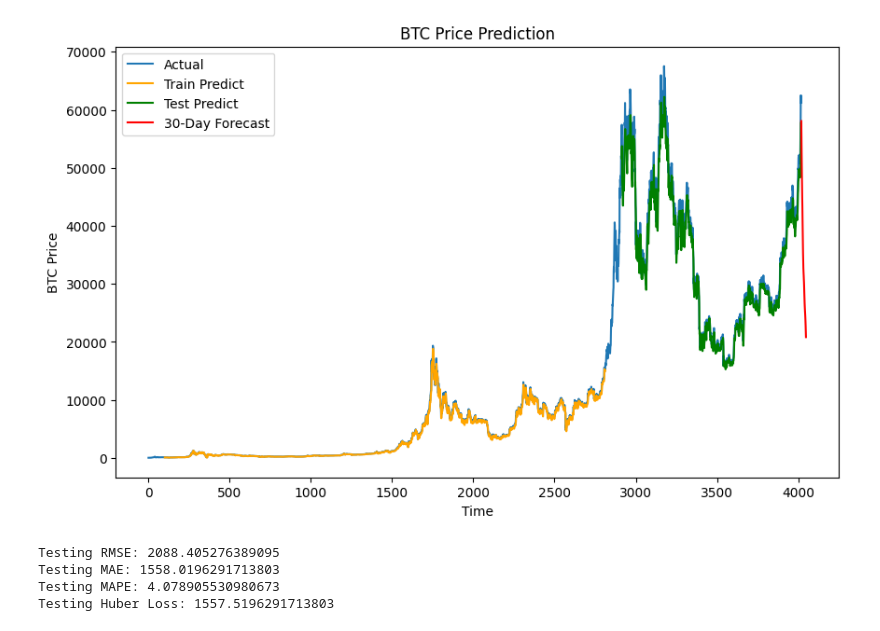
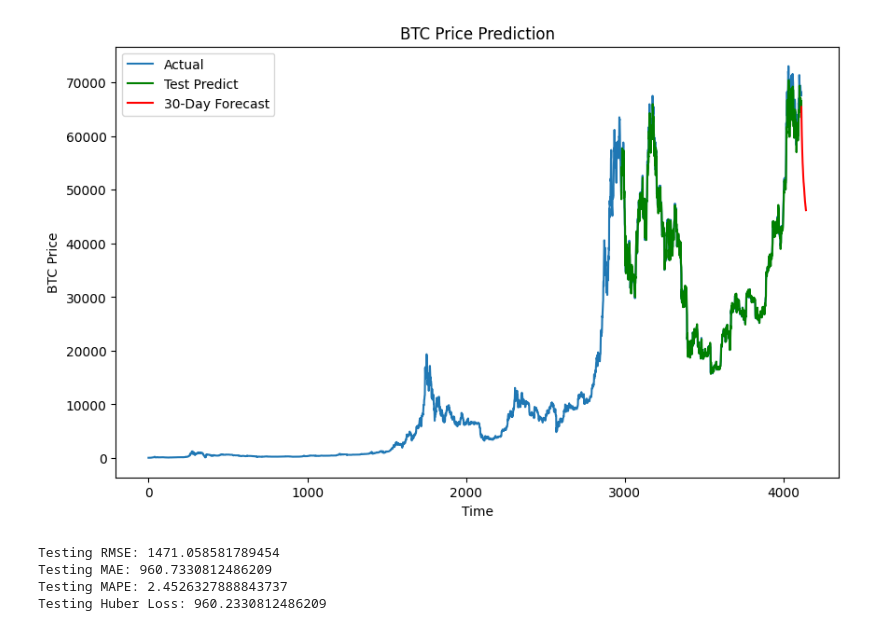
Before and after one commit to Annatruc/IS403_O22_HTCL_3, a Jupyter notebook: Models/Team3_RNN.ipynb, the cells around one changed output. Drawn from its saved outputs; the diff is of its cells as text; code cells hidden in the pictures.

```diff
--- a/Models/Team3_RNN.ipynb
+++ b/Models/Team3_RNN.ipynb
@@ -38,0 +35,6 @@ df.describe()
+# %%
+df_reversed = df.iloc[::-1].reset_index(drop=True)
+df['Date'] = pd.to_datetime(df_reversed['Date'])
+df1 = df_reversed['Price']
+df1 = df1.str.replace(',', '').astype(float)
+df1
@@ -146,35 +150,34 @@ plt.show()
 # Plot Results with Train and Test Predictions
 
 plt.figure(figsize=(10, 6))
 
 # Plot entire dataset
 plt.plot(scaler.inverse_transform(df1), label='Actual')
 
 # Plot training predictions
 train_predict_plot = np.empty_like(df1)
 train_predict_plot[:, :] = np.nan
 train_predict_plot[time_step:len(train_predict) + time_step, :] = train_predict
-plt.plot(train_predict_plot, label='Train Predict', color='orange')
 
 # Plot test predictions
 test_predict_plot = np.empty_like(df1)
 test_predict_plot[:, :] = np.nan
 test_predict_plot[len(train_predict) + (time_step * 2) + 1:len(df1) - 1, :] = test_predict
 plt.plot(test_predict_plot, label='Test Predict', color='green')
 
 # Plot 30-day forecast
 forecast_days = 30
 forecast_output = scaler.inverse_transform(lst_output)
 plt.plot(np.arange(len(df1), len(df1) + forecast_days), forecast_output, label='30-Day Forecast', color='red')
 
 # Adding legends and labels
 plt.title('BTC Price Prediction')
 plt.xlabel('Time')
 plt.ylabel('BTC Price')
 plt.legend()
 plt.show()
 # %% [output]
-[figure, old version]
+[figure, new version]
 # %%
 from sklearn.metrics import mean_squared_error, mean_absolute_error
 
@@ -211,7 +214,7 @@ delta = 1.0  # You can adjust the delta parameter
 test_huber_loss = np.mean(huber_loss(y_test_actual, test_predict, delta))
 print('Testing Huber Loss:', test_huber_loss)
 # %% [output]
-Testing RMSE: 2088.405276389095
-Testing MAE: 1558.0196291713803
-Testing MAPE: 4.078905530980673
-Testing Huber Loss: 1557.5196291713803
+Testing RMSE: 1471.058581789454
+Testing MAE: 960.7330812486209
+Testing MAPE: 2.4526327888843737
+Testing Huber Loss: 960.2330812486209
```
Also changed, not shown: parts of 38 cells of this notebook.
